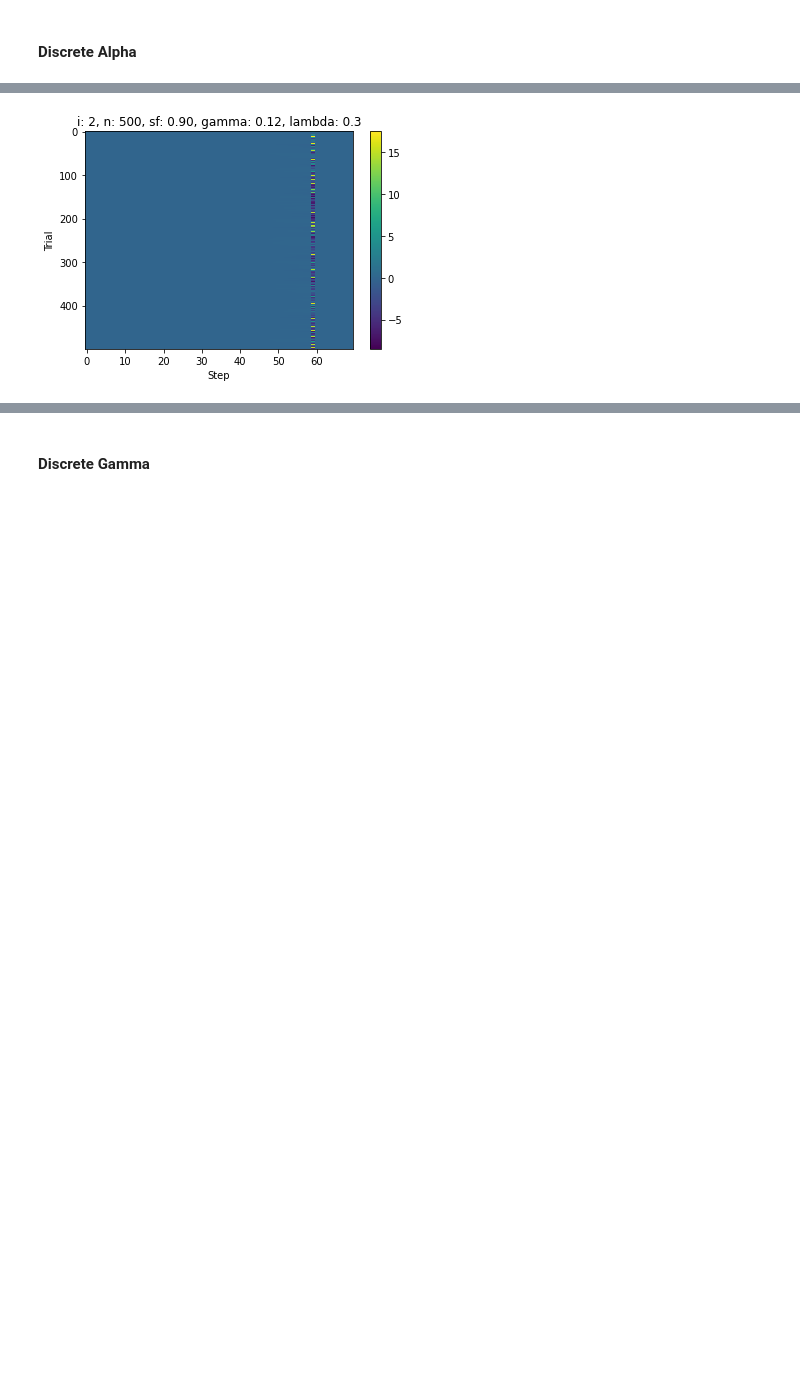
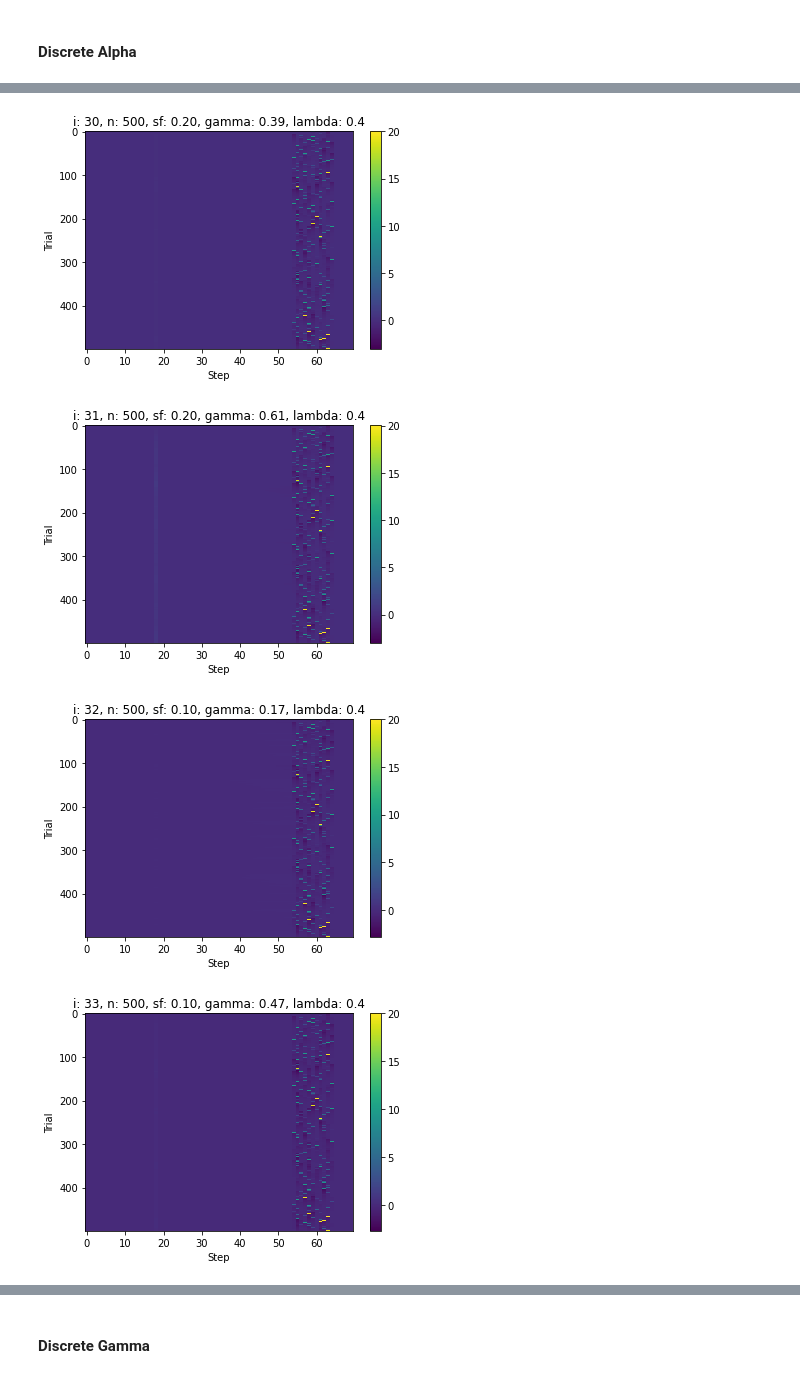
Before and after one commit to siddharth-r-tiwari/drl, a Jupyter notebook: drl_var.ipynb, the cells around one changed output, grey strips where cells are left out. Cells and saved outputs as stored; diff of their text form; code cells hidden in the pictures; blank space fills up the shorter version.

```diff
--- a/drl_var.ipynb
+++ b/drl_var.ipynb
@@ -825,8 +931,11 @@ for st in range(types):
 <Figure size 432x288 with 0 Axes>
 # %%
 state = 0
-prs = range(2,3)
+prs = range(30,50)
 
 heatmaps(state, prs, diversify=["alpha", "gamma"])
 # %% [output]
-[figure, old version]
+[figure, new version]
+[figure, added]
+[figure, added]
+[figure, added]
```
Also changed, not shown: parts of 22 cells of this notebook, 15 other files.
